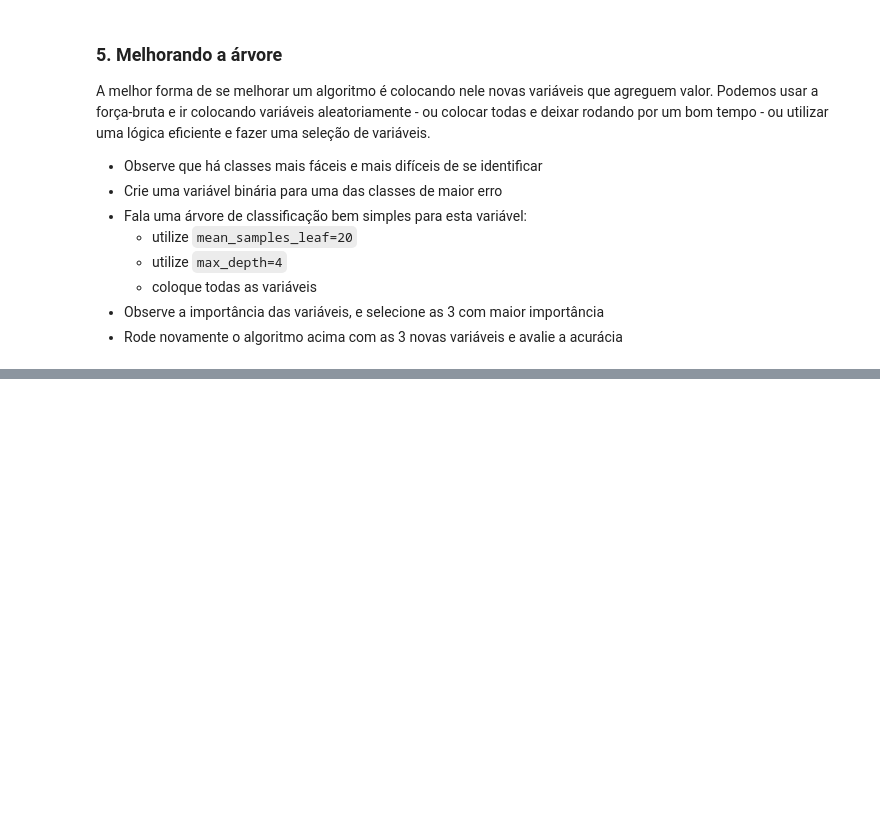
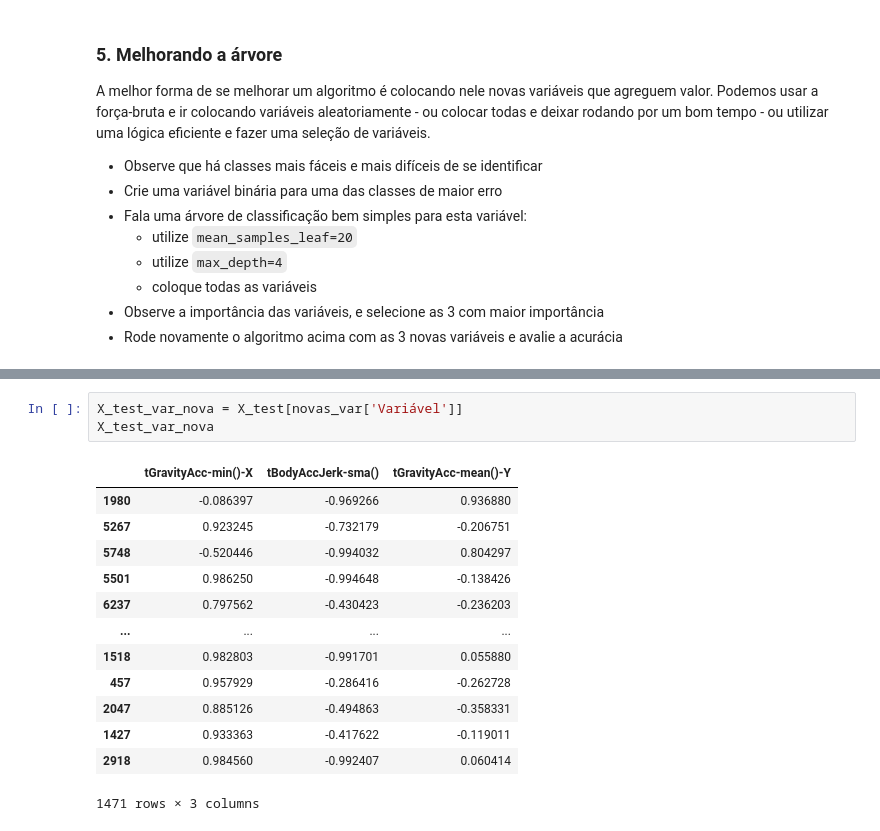
Before and after one commit to BrunoTDamiao/Curso_EBAC_CientistaDeDados, a Jupyter notebook: Módulo 17 - Arvores 2.2/Pratique 3/mod17_Arvores_II-Tarefa_3.ipynb, the cells around one changed output, grey strips where cells are left out. Saved outputs shown, nothing was run; the diff lists cells and outputs as text; blank space fills up the shorter version.

```diff
--- a/Módulo 17 - Arvores 2.2/Pratique 3/mod17_Arvores_II-Tarefa_3.ipynb
+++ b/Módulo 17 - Arvores 2.2/Pratique 3/mod17_Arvores_II-Tarefa_3.ipynb
@@ -58,0 +231,17 @@ A melhor forma de se melhorar um algoritmo é colocando nele novas variáveis qu
+# %%
+X_test_var_nova = X_test[novas_var['Variável']]
+X_test_var_nova
+# %% [output]
+|  | tGravityAcc-min()-X | tBodyAccJerk-sma() | tGravityAcc-mean()-Y |
+| 1980 | -0.086397 | -0.969266 | 0.936880 |
+| 5267 | 0.923245 | -0.732179 | -0.206751 |
+| 5748 | -0.520446 | -0.994032 | 0.804297 |
+| 5501 | 0.986250 | -0.994648 | -0.138426 |
+| 6237 | 0.797562 | -0.430423 | -0.236203 |
+| ... | ... | ... | ... |
+| 1518 | 0.982803 | -0.991701 | 0.055880 |
+| 457 | 0.957929 | -0.286416 | -0.262728 |
+| 2047 | 0.885126 | -0.494863 | -0.358331 |
+| 1427 | 0.933363 | -0.417622 | -0.119011 |
+| 2918 | 0.984560 | -0.992407 | 0.060414 |
+1471 rows × 3 columns
```
Also changed, not shown: parts of 20 cells of this notebook, 24 other files.
